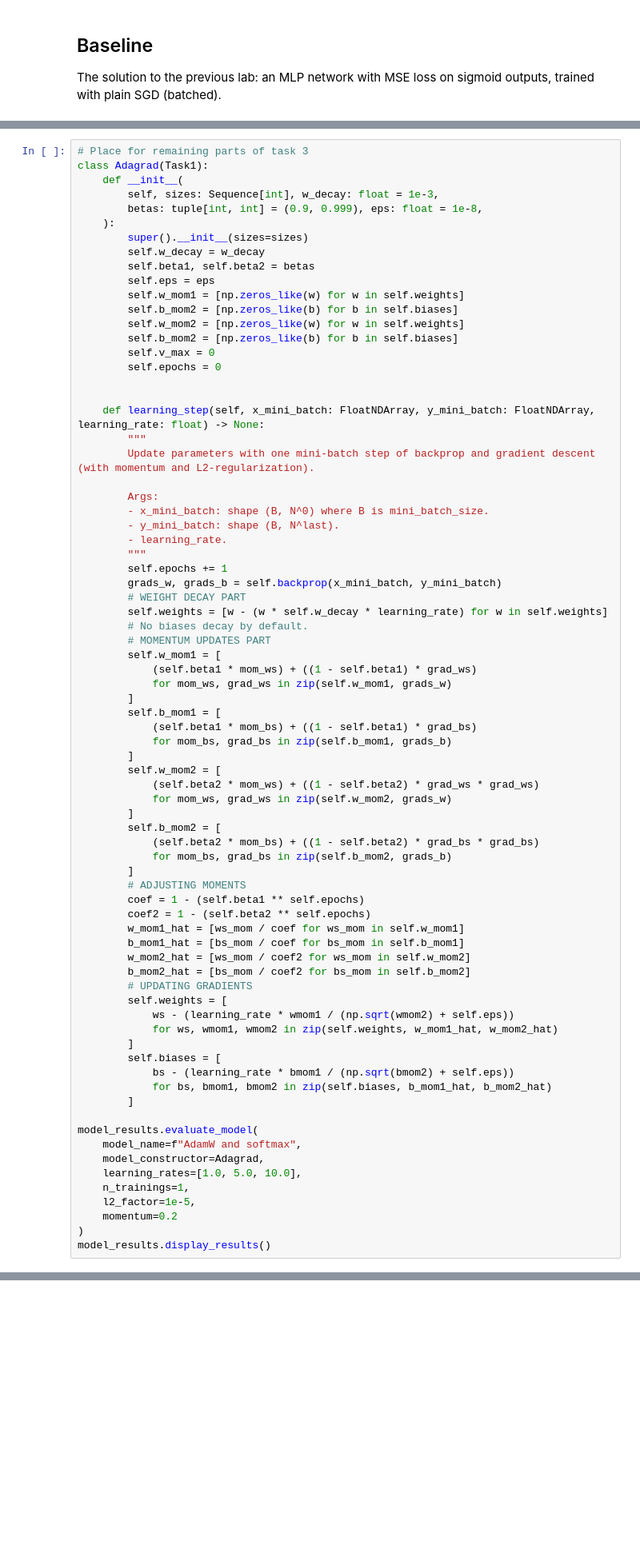
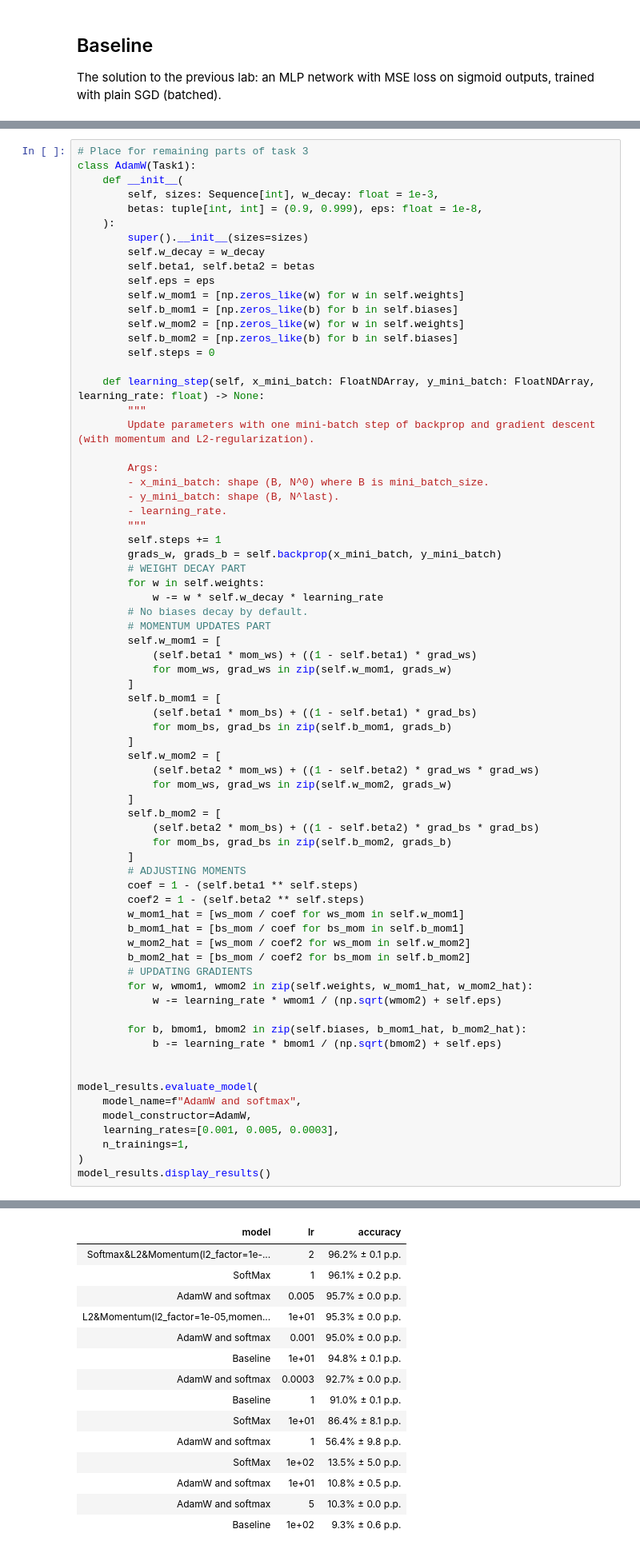
Before and after one commit to T-bultrowicz/DNN_labs, a Jupyter notebook: dnn04-better-MNIST.ipynb, the cells around one changed output, grey strips where cells are left out. Shown at 80% size. Saved outputs shown, nothing was run; the diff lists cells and outputs as text; blank space fills up the shorter version.

```diff
--- a/dnn04-better-MNIST.ipynb
+++ b/dnn04-better-MNIST.ipynb
@@ -522,7 +564,7 @@ Quick reminders:
 * for dropout: during training only, zero-out each activation in the considered layer with probability $p$, and multiplying other activations by $\frac{1}{1-p}$.
 # %%
 # Place for remaining parts of task 3
-class Adagrad(Task1):
+class AdamW(Task1):
     def __init__(
         self, sizes: Sequence[int], w_decay: float = 1e-3,
         betas: tuple[int, int] = (0.9, 0.999), eps: float = 1e-8,
@@ -532,12 +574,10 @@ class Adagrad(Task1):
         self.beta1, self.beta2 = betas
         self.eps = eps
         self.w_mom1 = [np.zeros_like(w) for w in self.weights]
-        self.b_mom2 = [np.zeros_like(b) for b in self.biases]
+        self.b_mom1 = [np.zeros_like(b) for b in self.biases]
         self.w_mom2 = [np.zeros_like(w) for w in self.weights]
         self.b_mom2 = [np.zeros_like(b) for b in self.biases]
-        self.v_max = 0
-        self.epochs = 0
-
+        self.steps = 0
 
     def learning_step(self, x_mini_batch: FloatNDArray, y_mini_batch: FloatNDArray, learning_rate: float) -> None:
         """
@@ -548,10 +588,11 @@ class Adagrad(Task1):
         - y_mini_batch: shape (B, N^last).
         - learning_rate.
         """
-        self.epochs += 1
+        self.steps += 1
         grads_w, grads_b = self.backprop(x_mini_batch, y_mini_batch)
         # WEIGHT DECAY PART
-        self.weights = [w - (w * self.w_decay * learning_rate) for w in self.weights]
+        for w in self.weights:
+            w -= w * self.w_decay * learning_rate
         # No biases decay by default.
         # MOMENTUM UPDATES PART
         self.w_mom1 = [
@@ -571,28 +612,25 @@ class Adagrad(Task1):
             for mom_bs, grad_bs in zip(self.b_mom2, grads_b)
         ]
         # ADJUSTING MOMENTS
-        coef = 1 - (self.beta1 ** self.epochs)
-        coef2 = 1 - (self.beta2 ** self.epochs)
+        coef = 1 - (self.beta1 ** self.steps)
+        coef2 = 1 - (self.beta2 ** self.steps)
         w_mom1_hat = [ws_mom / coef for ws_mom in self.w_mom1]
         b_mom1_hat = [bs_mom / coef for bs_mom in self.b_mom1]
         w_mom2_hat = [ws_mom / coef2 for ws_mom in self.w_mom2]
         b_mom2_hat = [bs_mom / coef2 for bs_mom in self.b_mom2]
         # UPDATING GRADIENTS
-        self.weights = [
-            ws - (learning_rate * wmom1 / (np.sqrt(wmom2) + self.eps))
-            for ws, wmom1, wmom2 in zip(self.weights, w_mom1_hat, w_mom2_hat)
-        ]
-        self.biases = [
-            bs - (learning_rate * bmom1 / (np.sqrt(bmom2) + self.eps))
-            for bs, bmom1, bmom2 in zip(self.biases, b_mom1_hat, b_mom2_hat)
-        ]
+        for w, wmom1, wmom2 in zip(self.weights, w_mom1_hat, w_mom2_hat):
+            w -= learning_rate * wmom1 / (np.sqrt(wmom2) + self.eps)
+
+        for b, bmom1, bmom2 in zip(self.biases, b_mom1_hat, b_mom2_hat):
+            b -= learning_rate * bmom1 / (np.sqrt(bmom2) + self.eps)
+
 
 model_results.evaluate_model(
     model_name=f"AdamW and softmax",
-    model_constructor=Adagrad,
-    learning_rates=[1.0, 5.0, 10.0],
+    model_constructor=AdamW,
+    learning_rates=[0.001, 0.005, 0.0003],
     n_trainings=1,
-    l2_factor=1e-5,
-    momentum=0.2
 )
 model_results.display_results()
+# %% [output]
@@ -599,3 +640,18 @@ model_results.display_results()
+| model | lr | accuracy |
+| Softmax&L2&Momentum(l2_factor=1e-... | 2 | 96.2% ± 0.1 p.p. |
+| SoftMax | 1 | 96.1% ± 0.2 p.p. |
+| AdamW and softmax | 0.005 | 95.7% ± 0.0 p.p. |
+| L2&Momentum(l2_factor=1e-05,momen... | 1e+01 | 95.3% ± 0.0 p.p. |
+| AdamW and softmax | 0.001 | 95.0% ± 0.0 p.p. |
+| Baseline | 1e+01 | 94.8% ± 0.1 p.p. |
+| AdamW and softmax | 0.0003 | 92.7% ± 0.0 p.p. |
+| Baseline | 1 | 91.0% ± 0.1 p.p. |
+| SoftMax | 1e+01 | 86.4% ± 8.1 p.p. |
+| AdamW and softmax | 1 | 56.4% ± 9.8 p.p. |
+| SoftMax | 1e+02 | 13.5% ± 5.0 p.p. |
+| AdamW and softmax | 1e+01 | 10.8% ± 0.5 p.p. |
+| AdamW and softmax | 5 | 10.3% ± 0.0 p.p. |
+| Baseline | 1e+02 | 9.3% ± 0.6 p.p. |
 # %% [markdown]
 ## Task 4
 Try adding extra layers to the network. Again, test how the changes you introduced affect accuracy/convergence and what learning rates work.
```
Also changed, not shown: parts of 7 cells of this notebook.
